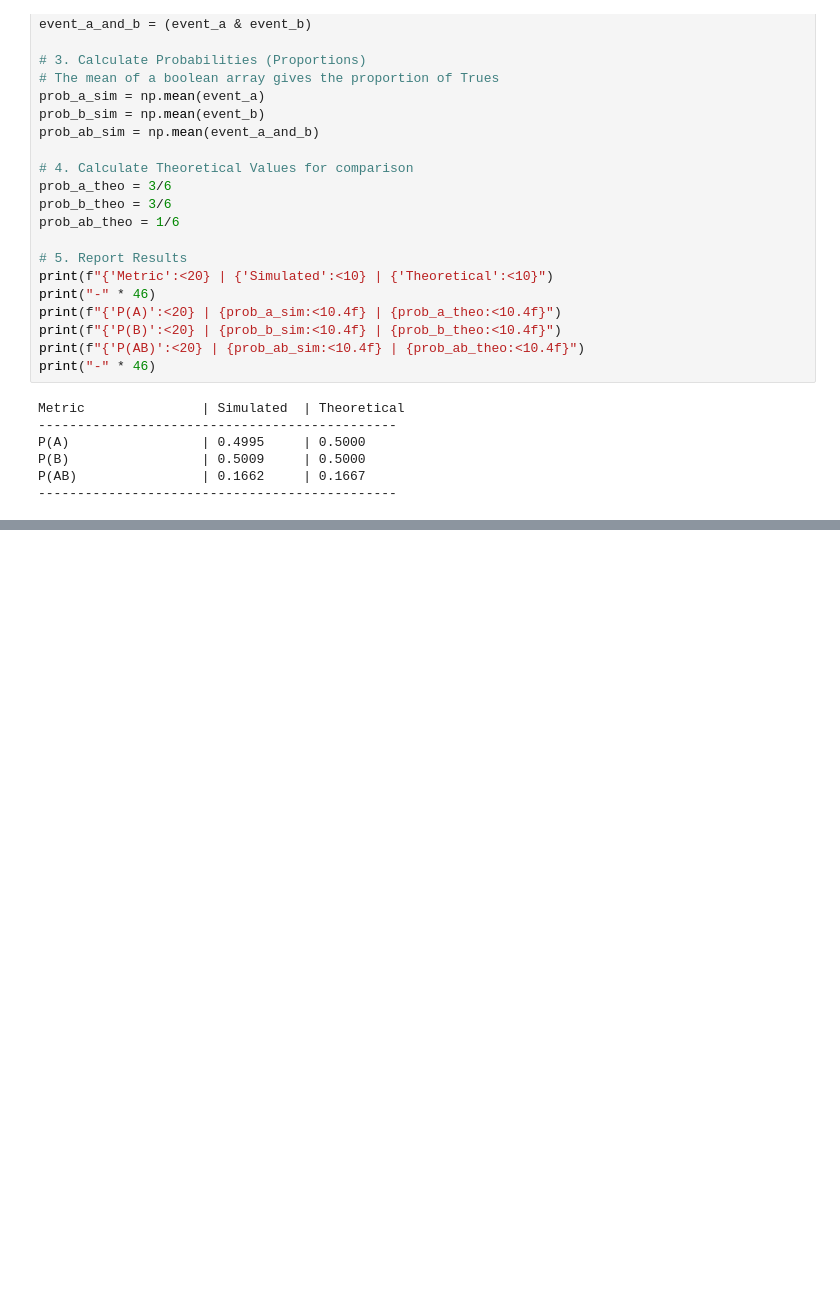
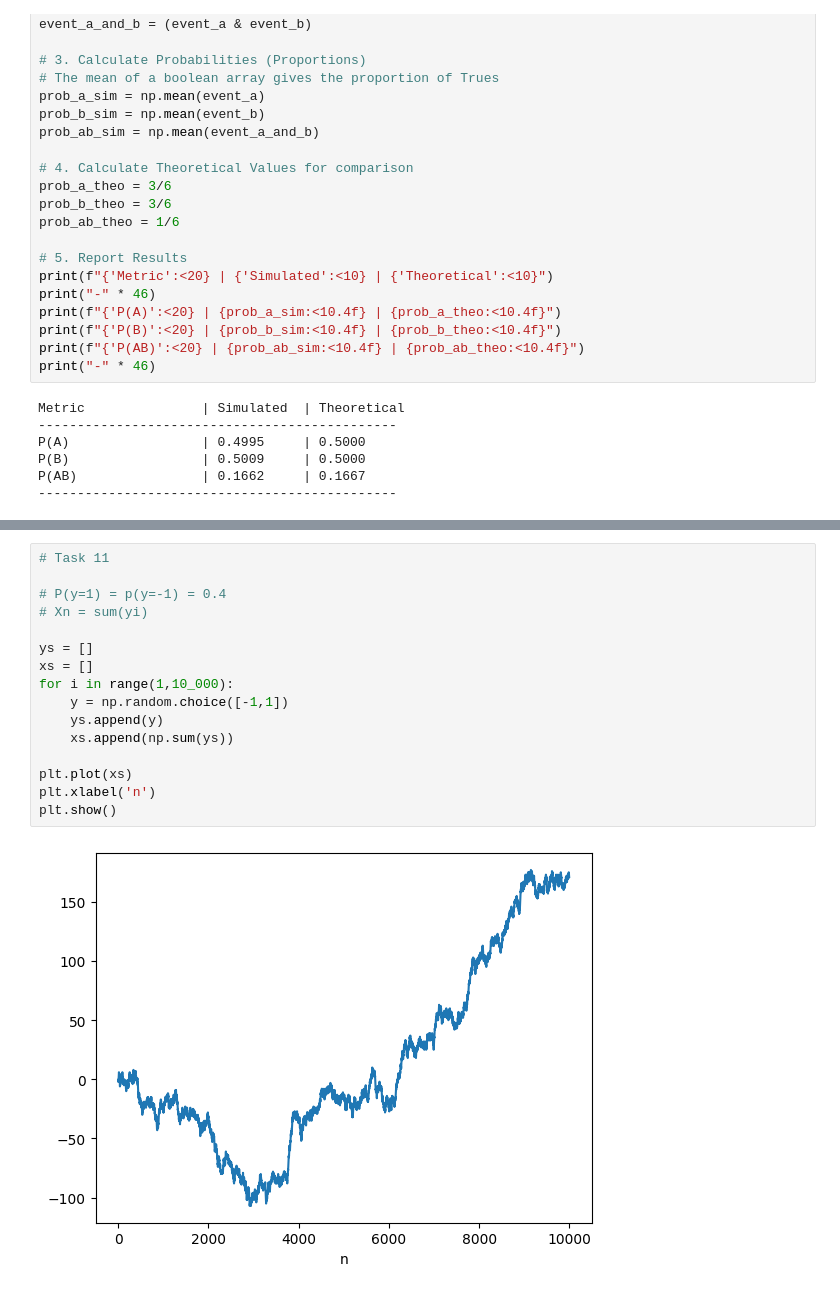
Before and after one commit to Kamczyk09/Intro-to-DS-notes-, a Jupyter notebook: my-stuff/AOS-exercises.ipynb, the cells around one changed output, grey strips where cells are left out. Cells and saved outputs as stored; diff of their text form; blank space fills up the shorter version.

```diff
--- a/my-stuff/AOS-exercises.ipynb
+++ b/my-stuff/AOS-exercises.ipynb
@@ -134,0 +162,18 @@ np.float64(0.3720789733060555)
+# %%
+# Task 11
+
+# P(y=1) = p(y=-1) = 0.4
+# Xn = sum(yi)
+
+ys = []
+xs = []
+for i in range(1,10_000):
+    y = np.random.choice([-1,1])
+    ys.append(y)
+    xs.append(np.sum(ys))
+
+plt.plot(xs)
+plt.xlabel('n')
+plt.show()
+# %% [output]
+[figure, added]
```
Also changed, not shown: parts of 4 cells of this notebook, 5 other files.
